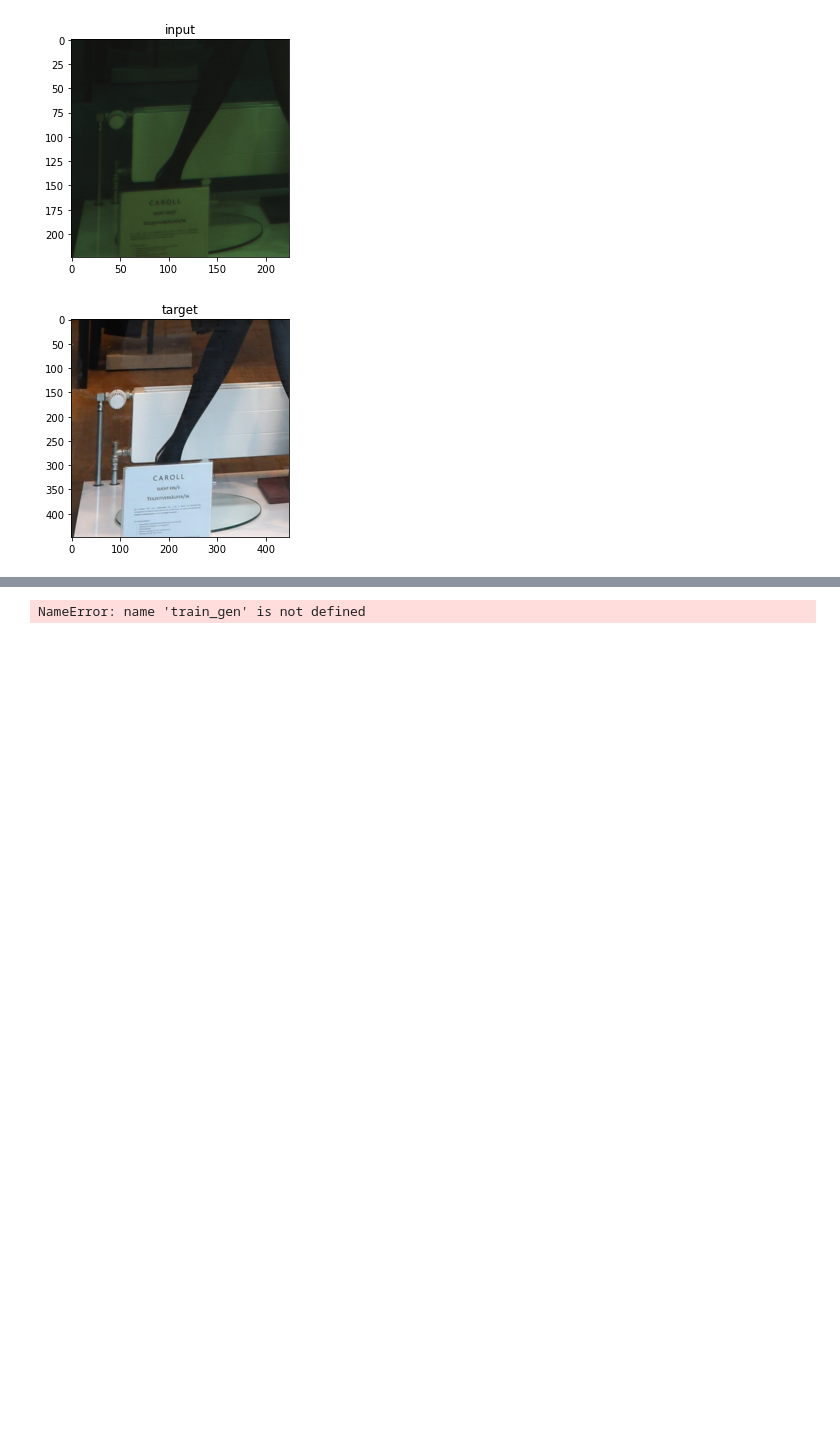
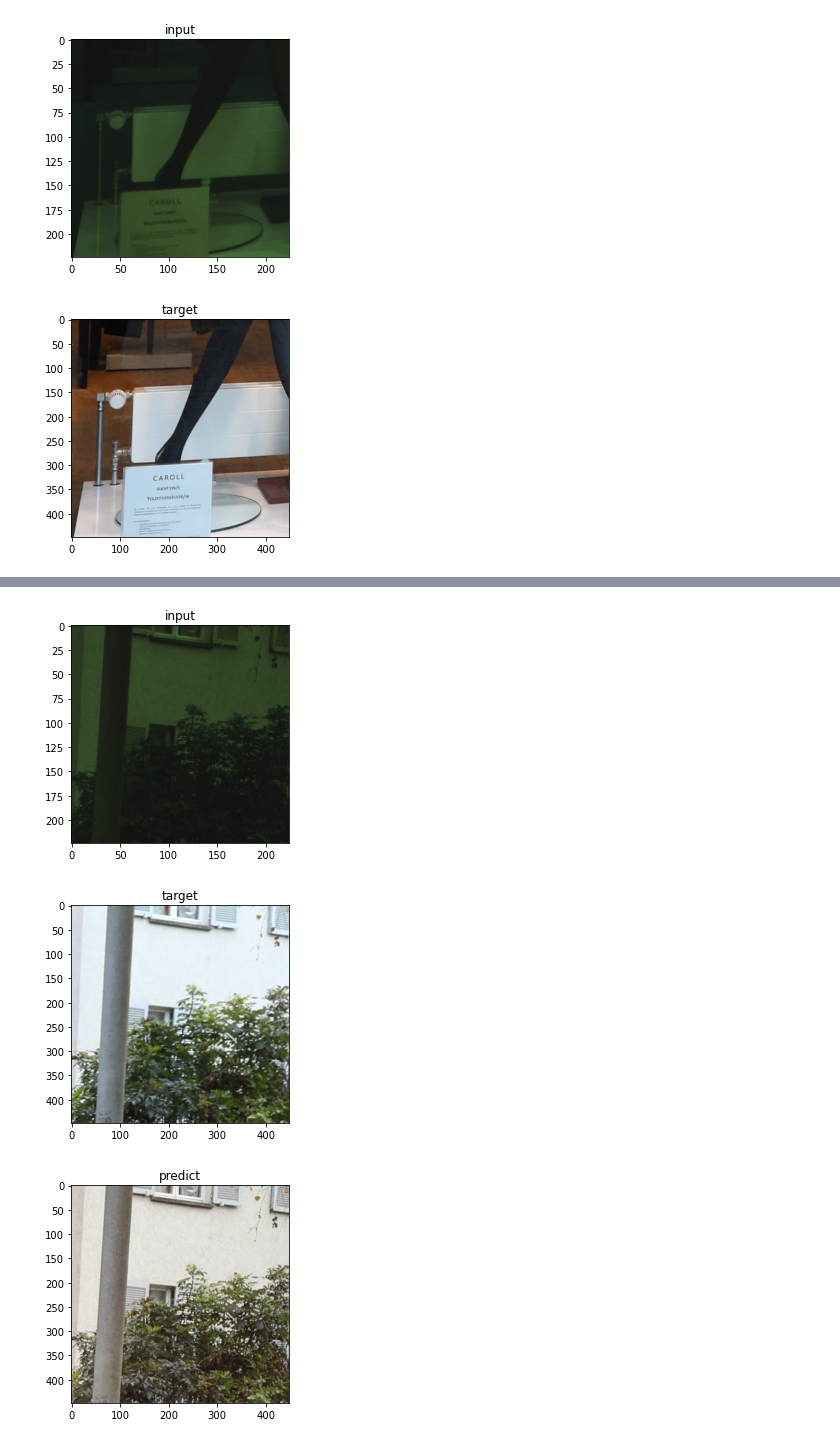
Before and after one commit to gosha20777/master-tesis, a Jupyter notebook: src/experiment-2/train.ipynb, the cells around one changed output, grey strips where cells are left out. Cells and saved outputs as stored; diff of their text form; code cells hidden in the pictures; blank space fills up the shorter version.

```diff
--- a/src/experiment-2/train.ipynb
+++ b/src/experiment-2/train.ipynb
@@ -154,0 +179,5 @@ model.fit(train_gen, epochs=epochs, validation_data=val_gen, callbacks=callbacks
+# %%
+from isp.models.unet_1loss import get_model
+
+model = get_model(input_shape=(224, 224, 4))
+model.summary()
@@ -154,0 +202,16 @@ model.fit(train_gen, epochs=epochs, validation_data=val_gen, callbacks=callbacks
+# %%
+from isp.utils.losses import mssim, color, exp_fusion, vgg_loss
+
+def main_loss(y_true, y_pred):
+    return tf.keras.losses.mean_absolute_error(y_true, y_pred) + mssim(y_true, y_pred) + color(y_true, y_pred) + exp_fusion(y_true, y_pred) + vgg_loss(y_true, y_pred)
+
+model.compile(optimizer="adam", loss=main_loss)
+# %%
+epochs = 4
+
+callbacks = [
+    keras.callbacks.ModelCheckpoint("model.h5", save_best_only=True)
+]
+
+
+model.fit(train_gen, epochs=epochs, validation_data=val_gen, callbacks=callbacks)
@@ -155,6 +228,10 @@ model.fit(train_gen, epochs=epochs, validation_data=val_gen, callbacks=callbacks
 # %%
 x, y = train_gen.__getitem__(0)
 preds = model.predict(x)
-preds[0].shape
+plt_display(x[2][:,:,0:3], 'input')
+plt_display(y[2], 'target')
+plt_display(preds[2], 'predict')
 # %% [output]
-NameError: name 'train_gen' is not defined
+[figure, added]
+[figure, added]
+[figure, added]
```
Also changed, not shown: parts of 10 cells of this notebook, 2 other files.
